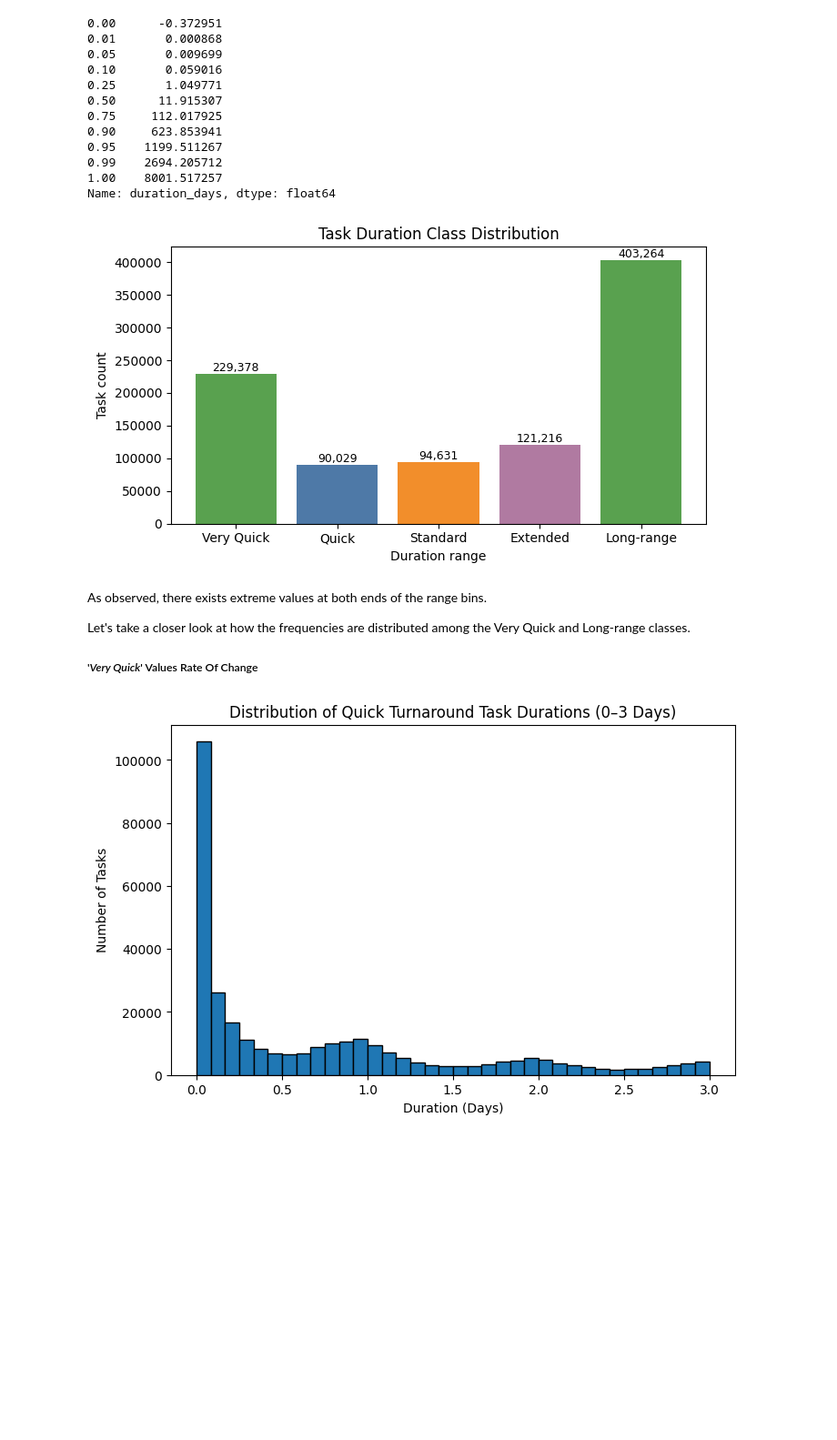
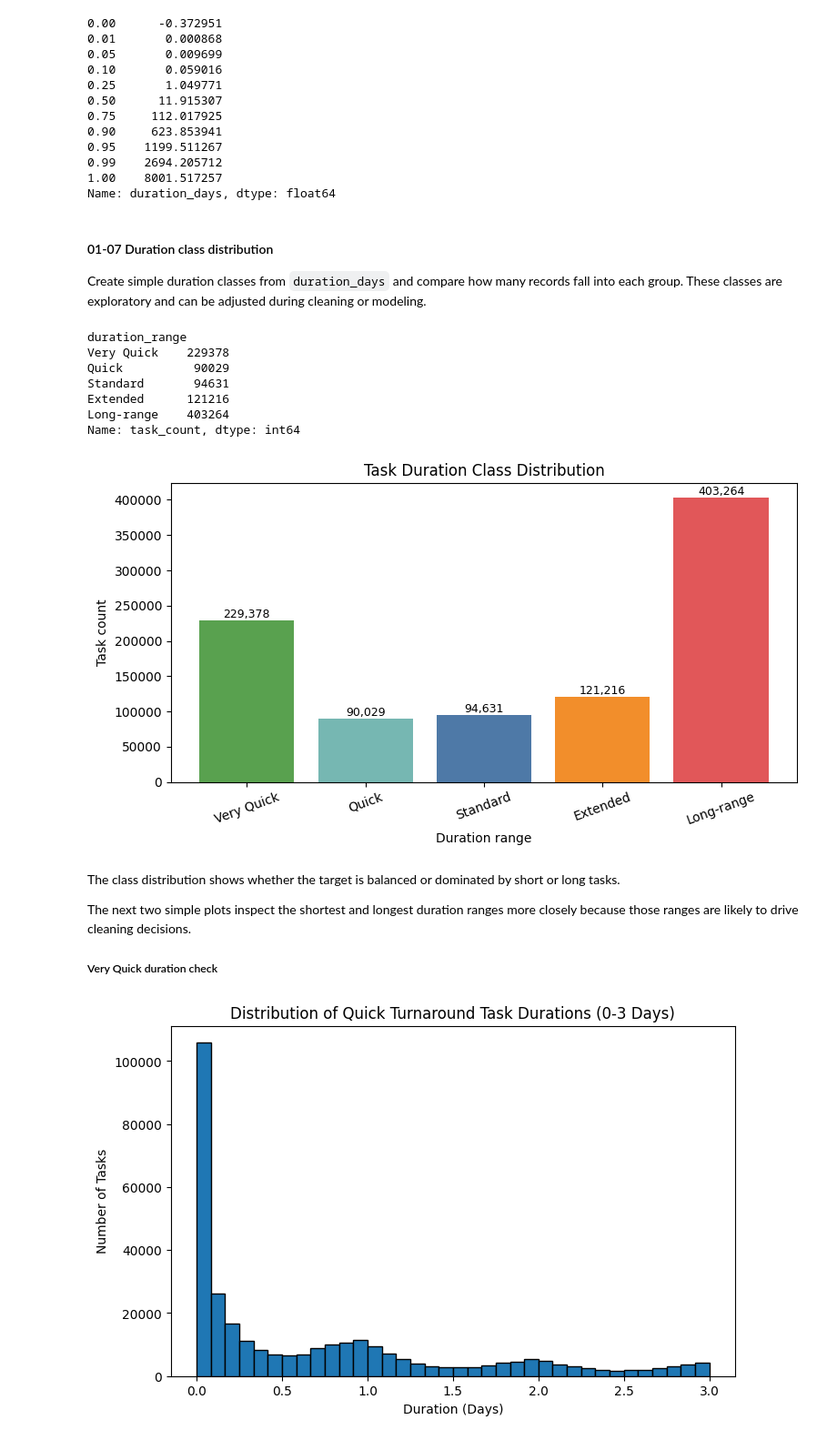
Before and after one commit to OmarElgaafary/Task-Duration-Classifier, a Jupyter notebook: notebooks/01-exploratory-data-analysis.ipynb, the cells around one changed output. Shown at 91% size. Drawn from its saved outputs; the diff is of its cells as text; code cells hidden in the pictures; blank space fills up the shorter version.

```diff
--- a/notebooks/01-exploratory-data-analysis.ipynb
+++ b/notebooks/01-exploratory-data-analysis.ipynb
@@ -77,6 +51,4 @@ Some raw features will later be transformed into engineered model inputs:
 # %%
-# temporarily only use raw features that will be included in model training
-
 raw_feature_columns = [
     "summary",
     "description",
@@ -89,6 +61,20 @@ raw_feature_columns = [
     "created",
 ]
 
+feature_availability = pd.DataFrame({
+    "feature": raw_feature_columns,
+    "available": [column in ticket_df.columns for column in raw_feature_columns],
+})
+feature_availability["non_missing_count"] = [
+    ticket_df[column].notna().sum() if column in ticket_df.columns else 0
+    for column in raw_feature_columns
+]
+feature_availability["non_missing_percent"] = (
+    feature_availability["non_missing_count"] / len(ticket_df) * 100
+)
 
-ticket_df = ticket_df[raw_feature_columns]
+display(feature_availability)
+
+ticket_df = ticket_df[raw_feature_columns].copy()
+ticket_df.head()
 # %% [markdown]
@@ -240,57 +216,74 @@ eda_df["duration_days"].quantile([
 0.99    2694.205712
 1.00    8001.517257
 Name: duration_days, dtype: float64
+# %% [markdown]
+#### 01-07 Duration class distribution
+
+Create simple duration classes from `duration_days` and compare how many records fall into each group. These classes are exploratory and can be adjusted during cleaning or modeling.
 # %%
 # Basic cleaning only for visualization in this EDA notebook.
-# The formal cleaning steps are handled in 02_data_cleaning.ipynb.
+# The formal cleaning steps are handled in 02-data-cleaning.ipynb.
 
 cleaned_df = ticket_df.drop_duplicates()
 cleaned_df = cleaned_df.dropna(subset=["created", "resolutiondate", "summary"]).copy()
 
-
-
-cleaned_df["created"] = pd.to_datetime(cleaned_df["created"], errors="coerce")
-cleaned_df["resolutiondate"] = pd.to_datetime(cleaned_df["resolutiondate"], errors="coerce")
+cleaned_df["created"] = pd.to_datetime(cleaned_df["created"], errors="coerce", utc=True)
+cleaned_df["resolutiondate"] = pd.to_datetime(cleaned_df["resolutiondate"], errors="coerce", utc=True)
 
 cleaned_df["duration_days"] = (cleaned_df["resolutiondate"] - cleaned_df["created"]).dt.total_seconds() / (60 * 60 * 24)
 cleaned_df = cleaned_df[cleaned_df["duration_days"].notna() & (cleaned_df["duration_days"] >= 0)]
 
 def duration_range(days):
     if days <= 1:
         return "Very Quick"
     if days <= 3:
         return "Quick"
     if days <= 7:
         return "Standard"
     if days <= 21:
         return "Extended"
     return "Long-range"
 
 duration_order = ["Very Quick", "Quick", "Standard", "Extended", "Long-range"]
 cleaned_df["duration_range"] = cleaned_df["duration_days"].apply(duration_range)
 duration_counts = cleaned_df["duration_range"].value_counts().reindex(duration_order)
 
-fig, ax = plt.subplots(figsize=(7, 4))
-bars = ax.bar(duration_counts.index, duration_counts.values, color=["#59A14F", "#4E79A7", "#F28E2B", "#B07AA1"])
+display(duration_counts.rename("task_count"))
+
+fig, ax = plt.subplots(figsize=(8, 4.5))
+bars = ax.bar(duration_counts.index, duration_counts.values, color=["#59A14F", "#76B7B2", "#4E79A7", "#F28E2B", "#E15759"])
 ax.set_title("Task Duration Class Distribution")
 ax.set_xlabel("Duration range")
 ax.set_ylabel("Task count")
-
-# adds floating max values
+ax.tick_params(axis="x", rotation=20)
 
 for bar in bars:
-    ax.text(bar.get_x() + bar.get_width() / 2, bar.get_height(), f"{int(bar.get_height()):,}", ha="center", va="bottom", fontsize=9)
+    ax.text(
+        bar.get_x() + bar.get_width() / 2,
+        bar.get_height(),
+        f"{int(bar.get_height()):,}",
+        ha="center",
+        va="bottom",
+        fontsize=9,
+    )
 
 plt.tight_layout()
 plt.show()
 # %% [output]
+duration_range
+Very Quick    229378
+Quick          90029
+Standard       94631
+Extended      121216
+Long-range    403264
+Name: task_count, dtype: int64
-[figure, old version]
+[figure, new version]
 # %% [markdown]
-As observed, there exists extreme values at both ends of the range bins.
+The class distribution shows whether the target is balanced or dominated by short or long tasks.
 
-Let's take a closer look at how the frequencies are distributed among the Very Quick and Long-range classes.
+The next two simple plots inspect the shortest and longest duration ranges more closely because those ranges are likely to drive cleaning decisions.
 
-##### '*Very Quick*' Values Rate Of Change
+##### Very Quick duration check
 # %%
 quick_df = cleaned_df[
     (cleaned_df["duration_days"] >= 0) &
```
Also changed, not shown: parts of 24 cells of this notebook.
